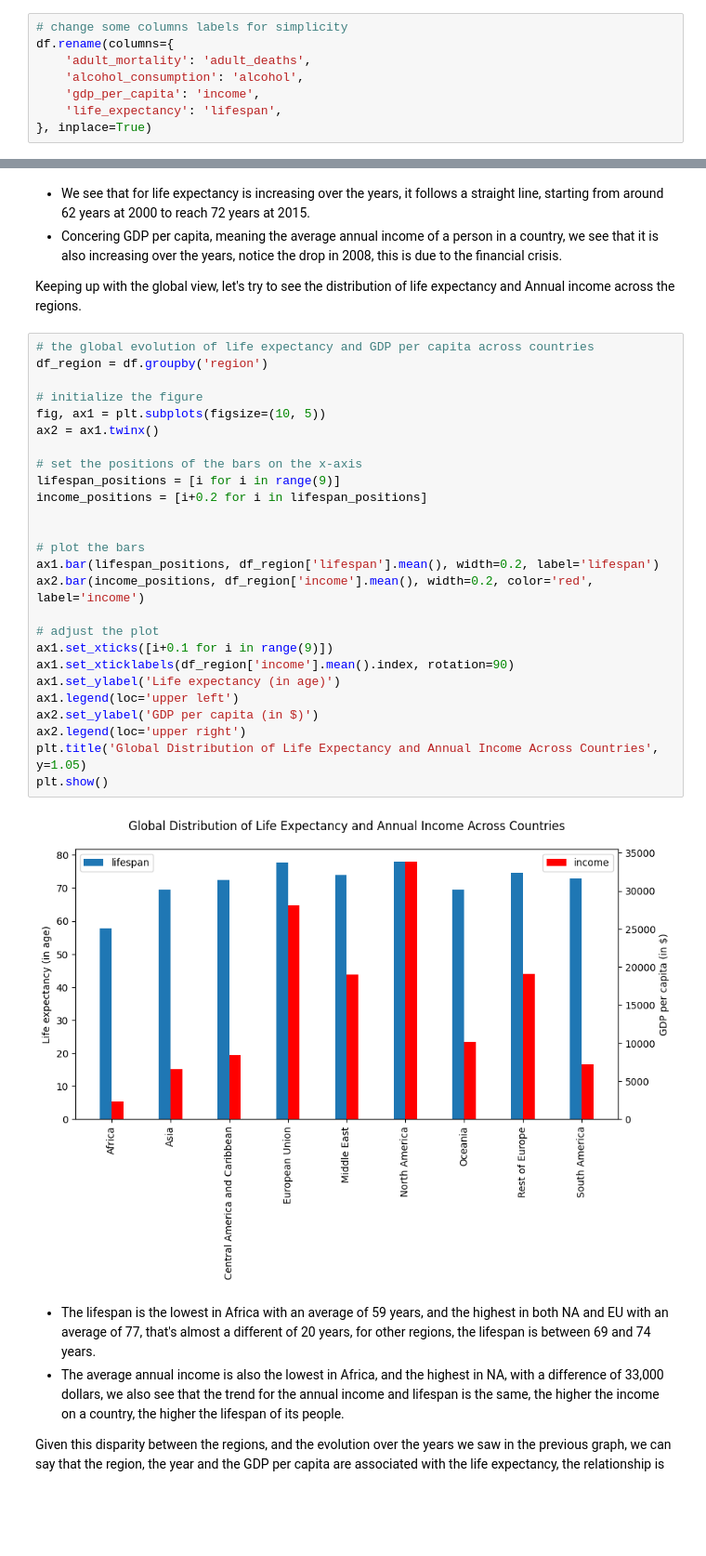
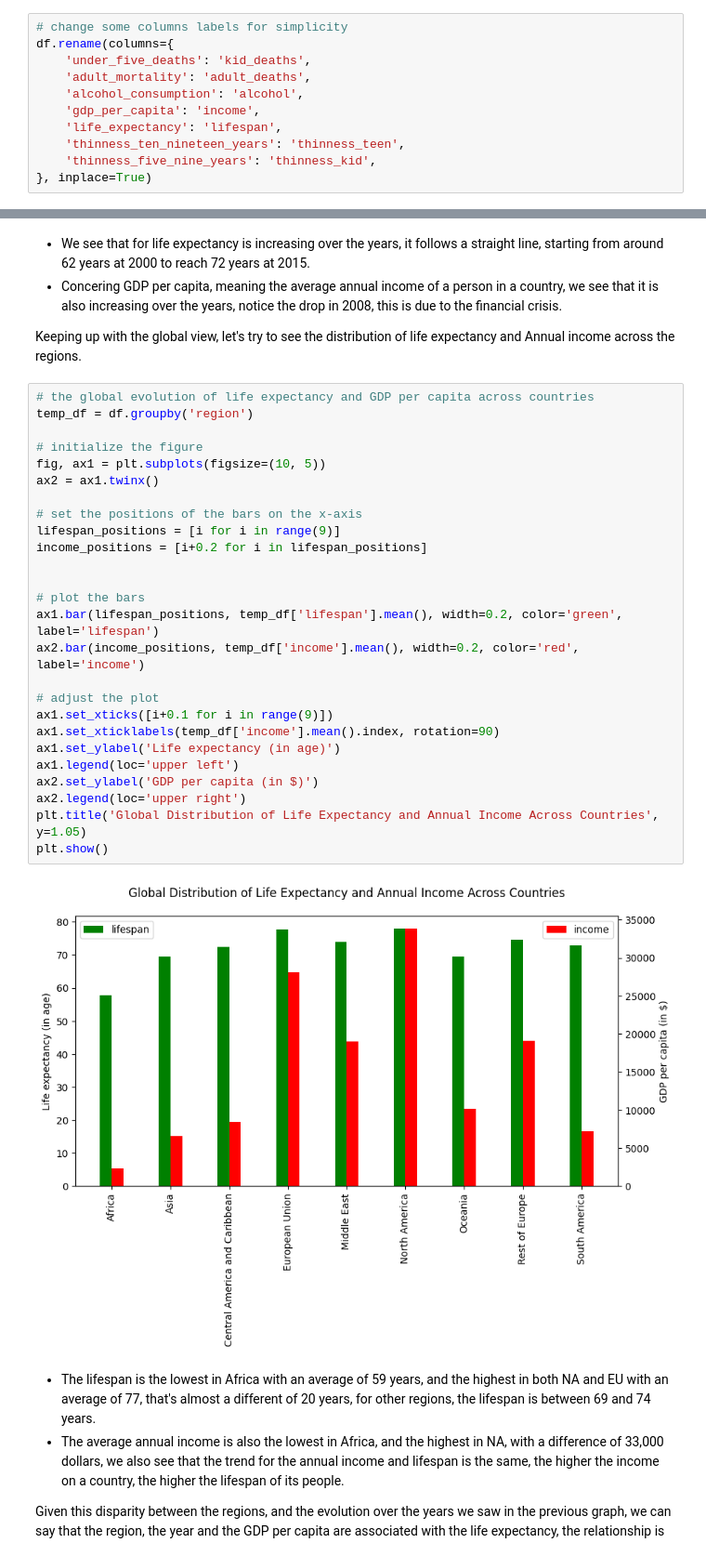
Before and after one commit to gurennnn/life-expectancy-estimation, a Jupyter notebook: notebooks/1_analysis.ipynb, the cells around one changed output, grey strips where cells are left out. Shown at 93% size. Cells and saved outputs as stored; diff of their text form; blank space fills up the shorter version.

```diff
--- a/notebooks/1_analysis.ipynb
+++ b/notebooks/1_analysis.ipynb
@@ -63,10 +63,13 @@ df.columns = df.columns.str.lower()
 # %%
 # change some columns labels for simplicity
 df.rename(columns={
+    'under_five_deaths': 'kid_deaths',
     'adult_mortality': 'adult_deaths',
     'alcohol_consumption': 'alcohol',
     'gdp_per_capita': 'income',
     'life_expectancy': 'lifespan',
+    'thinness_ten_nineteen_years': 'thinness_teen',
+    'thinness_five_nine_years': 'thinness_kid',
 }, inplace=True)
 # %% [markdown]
 We see that the two columns economy_status_developed and economy_status_developing are redundant, let's create a new column called status, and drop the two others.
@@ -228,32 +228,32 @@ plt.show()
 Keeping up with the global view, let's try to see the distribution of life expectancy and Annual income across the regions.
 # %%
 # the global evolution of life expectancy and GDP per capita across countries
-df_region = df.groupby('region')
+temp_df = df.groupby('region')
 
 # initialize the figure
 fig, ax1 = plt.subplots(figsize=(10, 5))
 ax2 = ax1.twinx()
 
 # set the positions of the bars on the x-axis
 lifespan_positions = [i for i in range(9)]
 income_positions = [i+0.2 for i in lifespan_positions]
 
 
 # plot the bars
-ax1.bar(lifespan_positions, df_region['lifespan'].mean(), width=0.2, label='lifespan')
-ax2.bar(income_positions, df_region['income'].mean(), width=0.2, color='red', label='income')
+ax1.bar(lifespan_positions, temp_df['lifespan'].mean(), width=0.2, color='green', label='lifespan')
+ax2.bar(income_positions, temp_df['income'].mean(), width=0.2, color='red', label='income')
 
 # adjust the plot
 ax1.set_xticks([i+0.1 for i in range(9)])
-ax1.set_xticklabels(df_region['income'].mean().index, rotation=90)
+ax1.set_xticklabels(temp_df['income'].mean().index, rotation=90)
 ax1.set_ylabel('Life expectancy (in age)')
 ax1.legend(loc='upper left')
 ax2.set_ylabel('GDP per capita (in $)')
 ax2.legend(loc='upper right')
 plt.title('Global Distribution of Life Expectancy and Annual Income Across Countries', y=1.05)
 plt.show()
 # %% [output]
-[figure, old version]
+[figure, new version]
 # %% [markdown]
 - The lifespan is the lowest in Africa with an average of 59 years, and the highest in both NA and EU with an average of 77, that's almost a different of 20 years, for other regions, the lifespan is between 69 and 74 years.
 - The average annual income is also the lowest in Africa, and the highest in NA, with a difference of 33,000 dollars, we also see that the trend for the annual income and lifespan is the same, the higher the income on a country, the higher the lifespan of its people.
```
Also changed, not shown: parts of 13 cells of this notebook.
